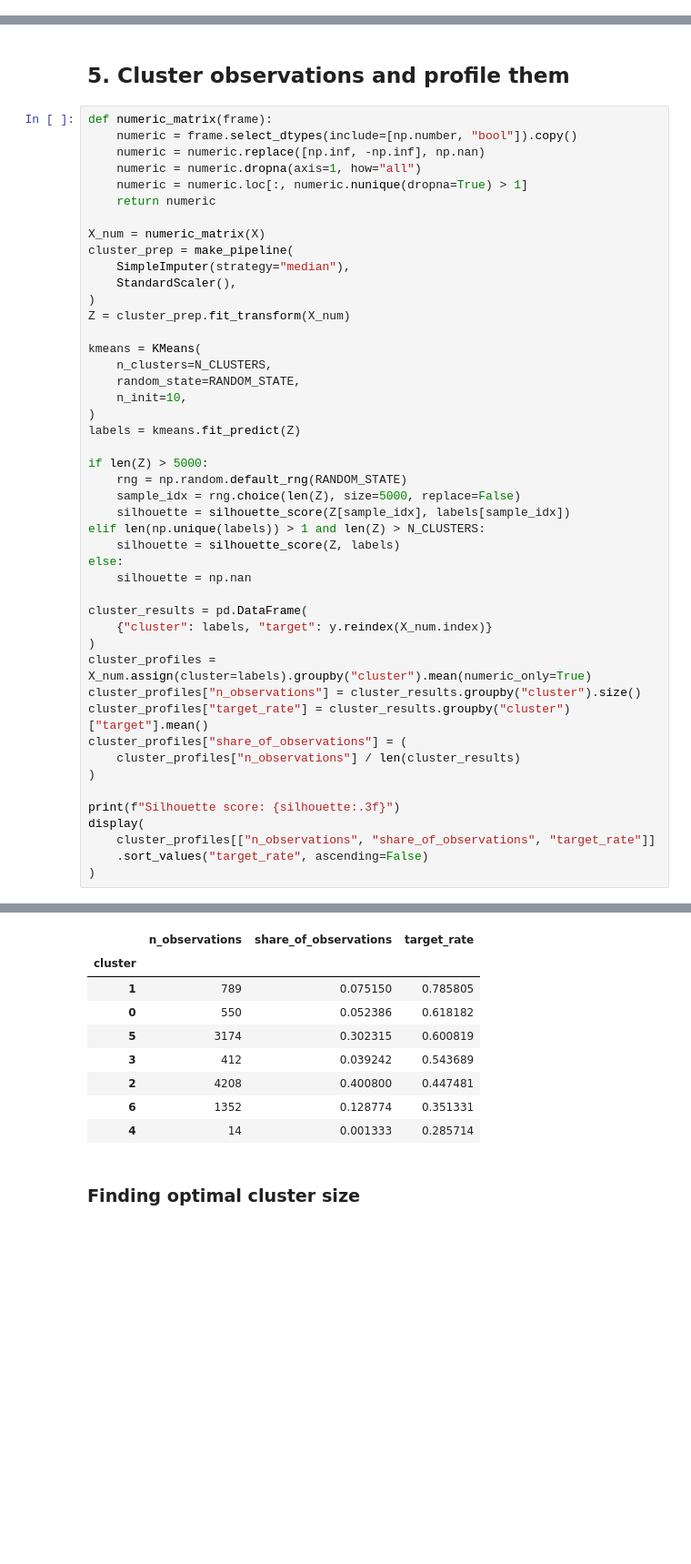
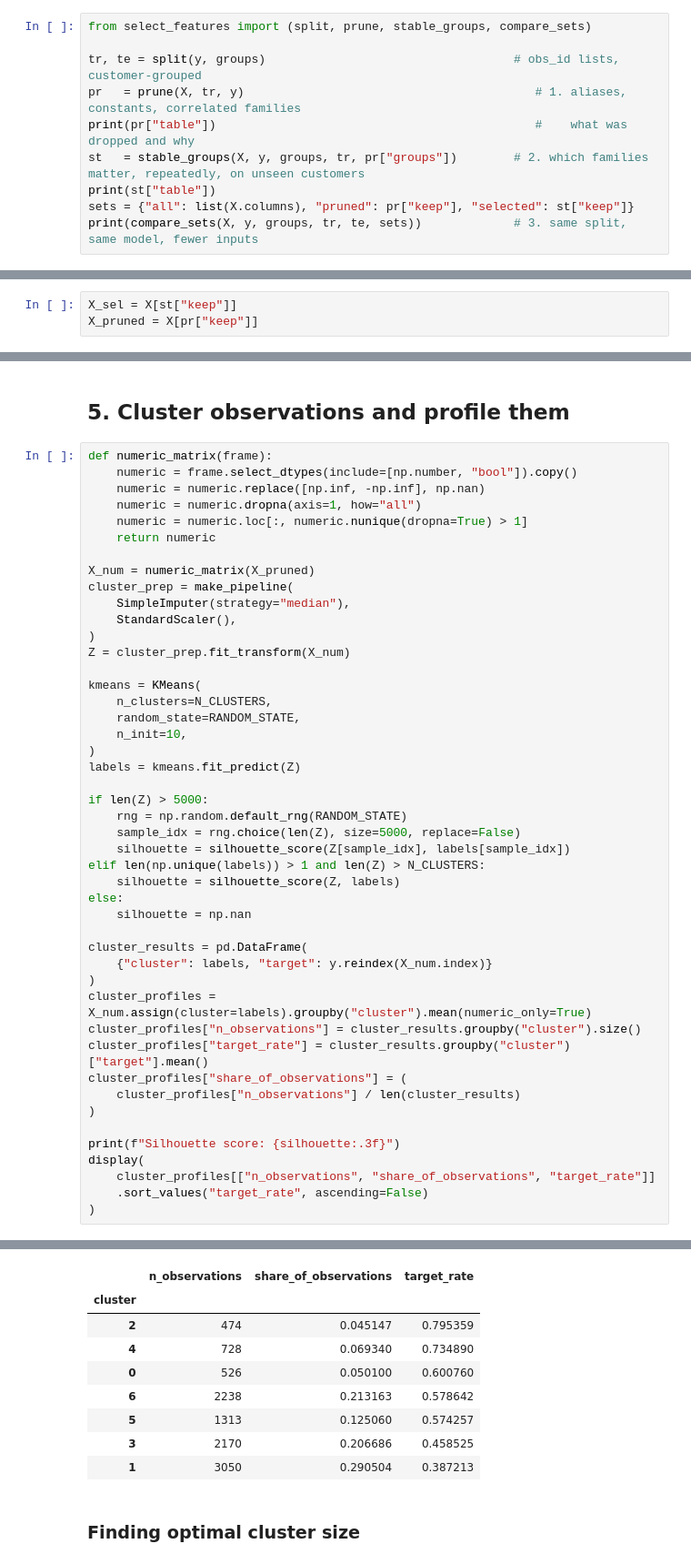
Before and after one commit to Trist4/MOR-assignment3, a Jupyter notebook: time_aware_clusters_knn.ipynb, the cells around one changed output, grey strips where cells are left out. Shown at 91% size. Drawn from its saved outputs; the diff is of its cells as text; blank space fills up the shorter version.

```diff
--- a/time_aware_clusters_knn.ipynb
+++ b/time_aware_clusters_knn.ipynb
@@ -1190,0 +1193,10 @@ Overall target rate: 0.5194
+# %%
+from select_features import (split, prune, stable_groups, compare_sets)
+
+tr, te = split(y, groups)                                   # obs_id lists, customer-grouped
+pr   = prune(X, tr, y)                                         # 1. aliases, constants, correlated families
+print(pr["table"])                                             #    what was dropped and why
+st   = stable_groups(X, y, groups, tr, pr["groups"])        # 2. which families matter, repeatedly, on unseen customers
+print(st["table"])
+sets = {"all": list(X.columns), "pruned": pr["keep"], "selected": st["keep"]}
+print(compare_sets(X, y, groups, tr, te, sets))             # 3. same split, same model, fewer inputs
@@ -1190,0 +1221,3 @@ Overall target rate: 0.5194
+# %%
+X_sel = X[st["keep"]]
+X_pruned = X[pr["keep"]]
@@ -1198,7 +1248,7 @@ def numeric_matrix(frame):
     numeric = numeric.loc[:, numeric.nunique(dropna=True) > 1]
     return numeric
 
-X_num = numeric_matrix(X)
+X_num = numeric_matrix(X_pruned)
 cluster_prep = make_pipeline(
     SimpleImputer(strategy="median"),
     StandardScaler(),
@@ -1241,12 +1291,12 @@ Silhouette score: 0.080
 |  | n_observations | share_of_observations | target_rate |
 | cluster |  |  |  |
-| 1 | 789 | 0.075150 | 0.785805 |
-| 0 | 550 | 0.052386 | 0.618182 |
-| 5 | 3174 | 0.302315 | 0.600819 |
-| 3 | 412 | 0.039242 | 0.543689 |
-| 2 | 4208 | 0.400800 | 0.447481 |
-| 6 | 1352 | 0.128774 | 0.351331 |
-| 4 | 14 | 0.001333 | 0.285714 |
+| 2 | 474 | 0.045147 | 0.795359 |
+| 4 | 728 | 0.069340 | 0.734890 |
+| 0 | 526 | 0.050100 | 0.600760 |
+| 6 | 2238 | 0.213163 | 0.578642 |
+| 5 | 1313 | 0.125060 | 0.574257 |
+| 3 | 2170 | 0.206686 | 0.458525 |
+| 1 | 3050 | 0.290504 | 0.387213 |
 # %% [markdown]
 ### Finding optimal cluster size
 # %%
```
Also changed, not shown: parts of 13 cells of this notebook, 1 other file.
